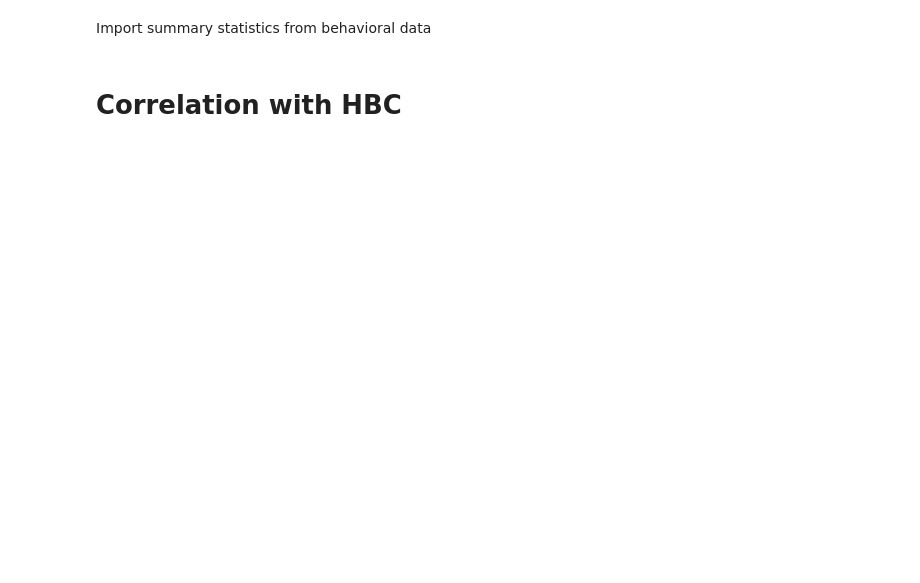
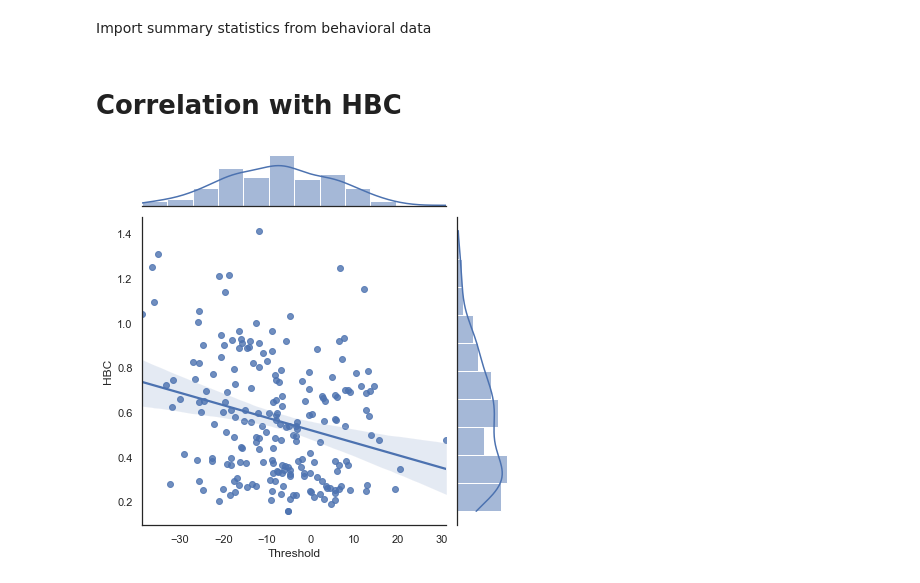
Before and after one commit to embodied-computation-group/CardioceptionPaper, a Jupyter notebook: code/4 - HBC.ipynb, the cells around one changed output. Saved outputs shown, nothing was run; the diff lists cells and outputs as text; code cells hidden in the pictures; blank space fills up the shorter version.

```diff
--- a/code/4 - HBC.ipynb
+++ b/code/4 - HBC.ipynb
@@ -19,6 +19,12 @@ group_df = pd.read_csv(path + '/data/behavior.txt')
 group_df = group_df[group_df.Session == 'Del1']
 # %% [markdown]
 # Correlation with HBC
+# %%
+sns.set(style="white", color_codes=True)
+sns.jointplot(data=group_df[group_df.Modality=='Intero'], x='Threshold', y='HBC', kind="reg")
+plt.savefig(path + '/figures/HBC_1.svg', dpi=600)
+# %% [output]
+[figure, added]
 # %%
 sns.set(style="white", color_codes=True)
 sns.jointplot(data=group_df[group_df.Modality=='Intero'], x='Slope', y='HBC', kind="reg")
```
Also changed, not shown: parts of 4 cells of this notebook, 6 other files.
